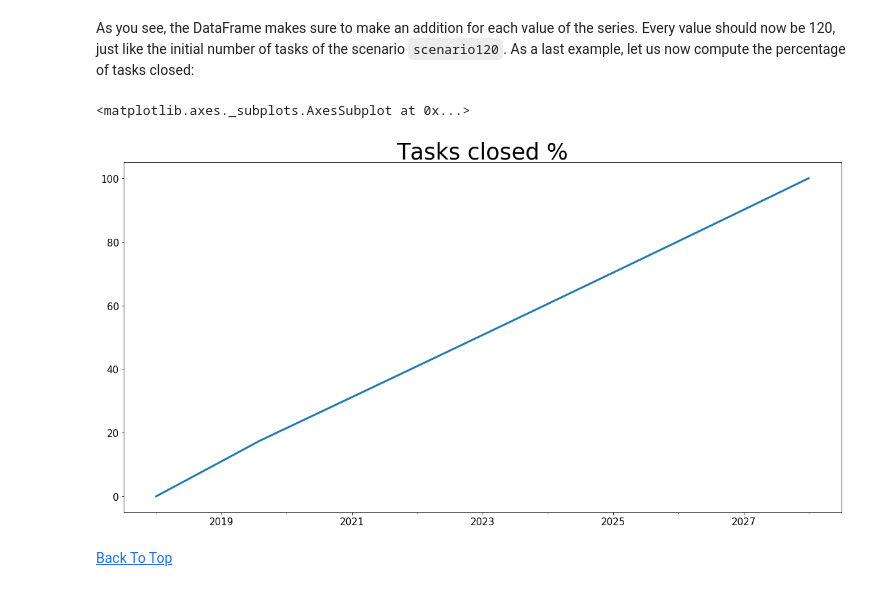
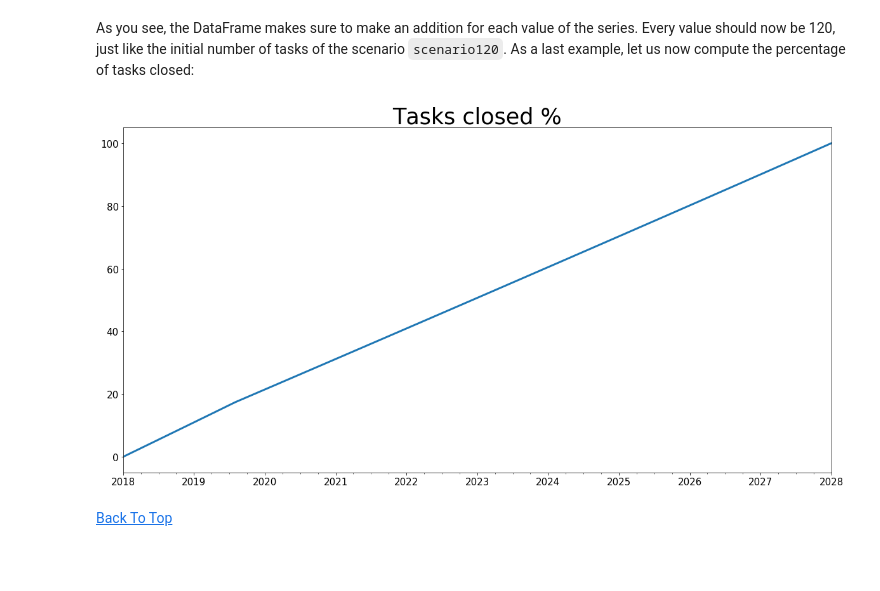
Before and after one commit to transentis/bptk_py_tutorial, a Jupyter notebook: bptk_py_in_depth.ipynb, the cells around one changed output. Saved outputs shown, nothing was run; the diff lists cells and outputs as text; code cells hidden in the pictures; blank space fills up the shorter version.

```diff
--- a/bptk_py_in_depth.ipynb
+++ b/bptk_py_in_depth.ipynb
@@ -289,19 +289,18 @@ It is possible to add scenarios during runtime. For convenience, here is some ex
 
 First define the details for the scenario manager and then set up the name of the scenario, the strategy and the constants. The strategy may as well be one of the complex ones as described above. But be careful to define everything correctly. We plan to develop a tool to help you create scenarios a little easier.
 # %%
+import BPTK_Py
+bptk = BPTK_Py.bptk()
 
-from BPTK_Py.bptk import bptk
-bptk = bptk()
+scenario_manager={
+    "smSimpleProject_temp":
+    {
+        "source": "simulation_models/sd_simple_project.itmx",
+        "model": "simulation_models/sd_simple_project"
+    }
+}
+scenario_name = "scenario160"
 
-
-scenario_manager = {
-    "name" : "ScenarioManager_temp",
-    "model" : "simulation_models/sd_simple_project",
-    "source" : "simulation_models/sd_simple_project.itmx"
-}
-
-
-name = "scenario_160"
 strategy = {
             "0": {
                 "deadline" : 2000
@@ -310,22 +309,20 @@ strategy = {
                 "deadline" : 800
             }
 }
+
 constants = {
             "deadline" : 160,
             "effortPerTask" : 0.1
         }
 
 
-dictionary ={ scenario_manager["name"]:
-             {
-                "model": scenario_manager["model"],
-                "source": scenario_manager["source"],
-                 name:{
+scenario_dictionary ={
+                 scenario_name:{
                      "constants" : constants,
                      "strategy" : strategy
                  }
              }
-            }
 
 
-bptk.add_scenario(dictionary=dictionary)
+bptk.register_scenario_manager(scenario_manager)
+bptk.register_scenarios(scenario_manager="smSimpleProject_temp",scenarios=scenario_dictionary)
@@ -593,11 +648,10 @@ As a last example, let us now compute the percentage of tasks closed:
 # %%
 df["Percent Tasks Closed"] = df["closedTasks"] / df["initialOpenTasks"] * 100
 
 ### and plot it:
-df["Percent Tasks Closed"].plot(title="Tasks closed %")
+plt=df["Percent Tasks Closed"].plot(title="Tasks closed %")
 # %% [output]
-<matplotlib.axes._subplots.AxesSubplot at 0x...>
-[figure, old version]
+[figure, new version]
 # %% [markdown]
 [Back To Top](#BPTK-In-Depth)
 # %% [markdown]
```
Also changed, not shown: parts of 15 cells of this notebook, 4 other files.
